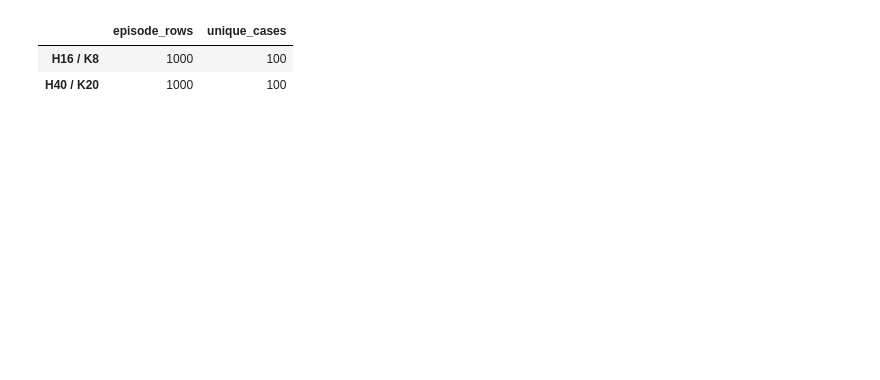
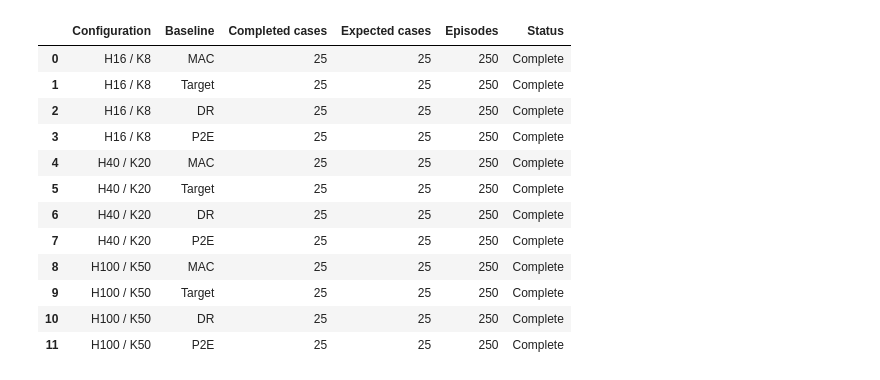
Before and after one commit to Sveali41/curriculum_world_model_learning, a Jupyter notebook: outputs/jupyter/mpc_horizon_comparison.ipynb, the cells around one changed output. Drawn from its saved outputs; the diff is of its cells as text; code cells hidden in the pictures; blank space fills up the shorter version.

```diff
--- a/outputs/jupyter/mpc_horizon_comparison.ipynb
+++ b/outputs/jupyter/mpc_horizon_comparison.ipynb
@@ -43,45 +73,83 @@ CONFIGS
 # %%
 def load_and_validate(label, spec):
-    path = spec['csv']
-    if not path.is_file():
-        raise FileNotFoundError(f'{label}: missing {path}')
-    frame = pd.read_csv(path)
-    required = {
-        'baseline', 'wm_seed', 'target', 'episode', 'success',
-        'dense_return', 'environment_steps', 'imagined_transitions', 'execute_steps',
-    }
-    missing = required - set(frame.columns)
-    if missing:
-        raise ValueError(f'{label}: missing columns {sorted(missing)}')
-
+    paths = source_paths(spec)
+    if not paths:
+        raise FileNotFoundError(f'{label}: no result CSV found')
+    frames = []
+    for path in paths:
+        frame = pd.read_csv(path)
+        missing = REQUIRED - set(frame.columns)
+        if missing:
+            raise ValueError(f'{label}: {path} missing columns {sorted(missing)}')
+        frames.append(frame)
+    frame = pd.concat(frames, ignore_index=True)
     frame = frame[
         frame['baseline'].isin(BASELINES)
         & frame['target'].isin(TARGETS)
         & frame['wm_seed'].isin(WM_SEEDS)
     ].copy()
-    identity = ['baseline', 'wm_seed', 'target', 'episode']
-    if len(frame) != EXPECTED_EPISODES or frame.duplicated(identity).any():
-        unique = len(frame.drop_duplicates(identity))
-        raise ValueError(
-            f'{label}: expected {EXPECTED_EPISODES} unique episodes; '
-            f'found {len(frame)} rows and {unique} unique identities'
-        )
-    counts = frame.groupby(['baseline', 'wm_seed', 'target']).size()
-    if not counts.eq(EPISODES_PER_CASE).all():
-        raise ValueError(f'{label}: at least one case does not contain 10 episodes')
+    if frame.duplicated(IDENTITY).any():
+        duplicate_rows = frame[frame.duplicated(IDENTITY, keep=False)]
+        varying = duplicate_rows.groupby(IDENTITY, dropna=False).nunique(dropna=False).max(axis=1)
+        if varying.gt(1).any():
+            raise ValueError(f'{label}: conflicting duplicate episode identities found')
+        frame = frame.drop_duplicates(IDENTITY, keep='last')
     if not frame['execute_steps'].eq(spec['execute_steps']).all():
         raise ValueError(f"{label}: execute_steps does not equal {spec['execute_steps']}")
     if 'horizon' in frame and not frame['horizon'].eq(spec['horizon']).all():
         raise ValueError(f"{label}: horizon does not equal {spec['horizon']}")
+    case_counts = frame.groupby(['baseline', 'wm_seed', 'target']).size()
+    incomplete = case_counts[~case_counts.eq(EPISODES_PER_CASE)]
+    if spec['strict'] and not incomplete.empty:
+        raise ValueError(f'{label}: cases must contain exactly 10 episodes: {incomplete.to_dict()}')
+    if not spec['strict']:
+        complete_cases = case_counts[case_counts.eq(EPISODES_PER_CASE)].index
+        complete_index = pd.MultiIndex.from_frame(complete_cases.to_frame(index=False))
+        frame_index = pd.MultiIndex.from_frame(frame[['baseline', 'wm_seed', 'target']])
+        frame = frame.loc[frame_index.isin(complete_index)].copy()
     frame['success'] = frame['success'].astype(str).str.lower().eq('true')
-    return frame
+    cases = (
+        frame[['baseline', 'wm_seed', 'target']].drop_duplicates()
+        .groupby('baseline').size()
+        .reindex(BASELINES, fill_value=0)
+    )
+    if spec['strict']:
+        expected_rows = len(BASELINES) * EXPECTED_EPISODES_PER_BASELINE
+        if len(frame) != expected_rows or not cases.eq(EXPECTED_CASES_PER_BASELINE).all():
+            raise ValueError(f'{label}: expected {expected_rows} rows and 25 cases per baseline; got {len(frame)} rows and {cases.to_dict()}')
+    return frame, cases, paths
 
-episode_data = {label: load_and_validate(label, spec) for label, spec in CONFIGS.items()}
-pd.DataFrame({
-    label: {'episode_rows': len(frame), 'unique_cases': frame.groupby(['baseline', 'wm_seed', 'target']).ngroups}
+episode_data = {}
+validation_rows = []
+for label, spec in CONFIGS.items():
+    frame, cases, paths = load_and_validate(label, spec)
+    episode_data[label] = frame
+    for baseline in BASELINES:
+        count = int(cases.loc[baseline])
+        validation_rows.append({
+            'Configuration': label, 'Baseline': DISPLAY_NAMES[baseline],
+            'Completed cases': count, 'Expected cases': EXPECTED_CASES_PER_BASELINE,
+            'Episodes': count * EPISODES_PER_CASE,
+            'Status': 'Complete' if count == EXPECTED_CASES_PER_BASELINE else 'Partial',
+        })
+validation = pd.DataFrame(validation_rows)
+display(validation)
+display(pd.DataFrame({
+    label: {'rows': len(frame), 'cases': frame.groupby(['baseline', 'wm_seed', 'target']).ngroups,
+            'source_files': len(source_paths(CONFIGS[label]))}
     for label, frame in episode_data.items()
-}).T
+}).T)
 # %% [output]
-|  | episode_rows | unique_cases |
-| H16 / K8 | 1000 | 100 |
-| H40 / K20 | 1000 | 100 |
+|  | Configuration | Baseline | Completed cases | Expected cases | Episodes | Status |
+| 0 | H16 / K8 | MAC | 25 | 25 | 250 | Complete |
+| 1 | H16 / K8 | Target | 25 | 25 | 250 | Complete |
+| 2 | H16 / K8 | DR | 25 | 25 | 250 | Complete |
+| 3 | H16 / K8 | P2E | 25 | 25 | 250 | Complete |
+| 4 | H40 / K20 | MAC | 25 | 25 | 250 | Complete |
+| 5 | H40 / K20 | Target | 25 | 25 | 250 | Complete |
+| 6 | H40 / K20 | DR | 25 | 25 | 250 | Complete |
+| 7 | H40 / K20 | P2E | 25 | 25 | 250 | Complete |
+| 8 | H100 / K50 | MAC | 25 | 25 | 250 | Complete |
+| 9 | H100 / K50 | Target | 25 | 25 | 250 | Complete |
+| 10 | H100 / K50 | DR | 25 | 25 | 250 | Complete |
+| 11 | H100 / K50 | P2E | 25 | 25 | 250 | Complete |
```
Also changed, not shown: parts of 7 cells of this notebook, 12 other files.
